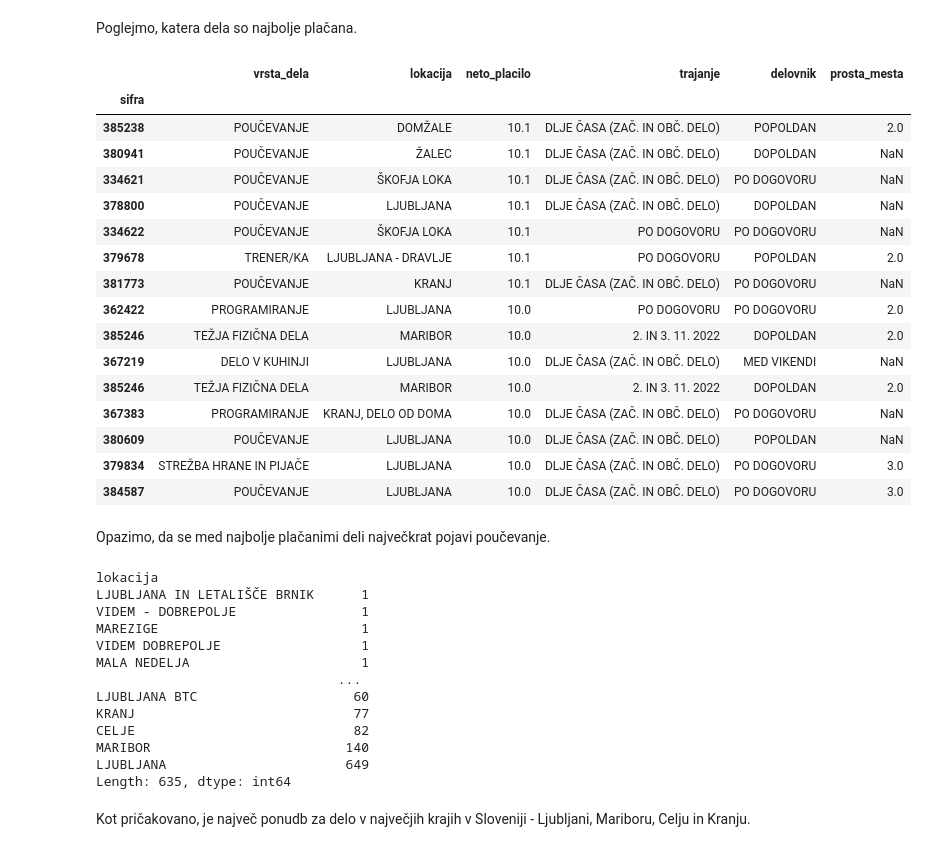
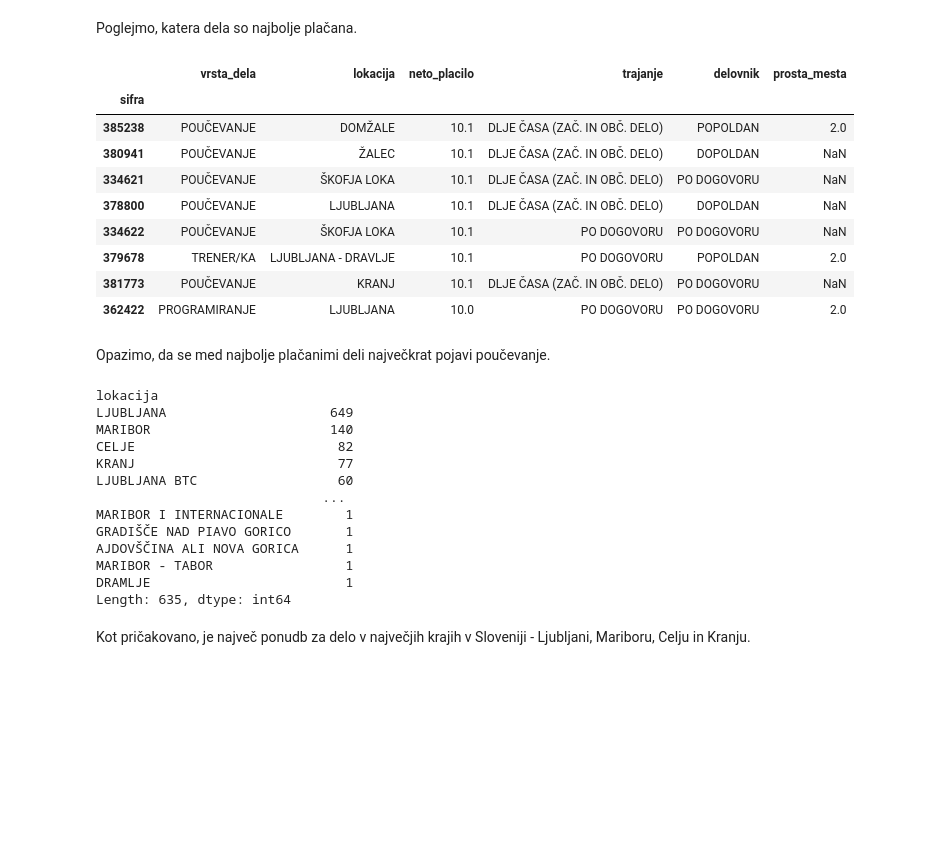
Before and after one commit to miaaren/projektna-naloga-UVP, a Jupyter notebook: obdelava.ipynb, the cells around one changed output. Cells and saved outputs as stored; diff of their text form; code cells hidden in the pictures; blank space fills up the shorter version.

```diff
--- a/obdelava.ipynb
+++ b/obdelava.ipynb
@@ -47,42 +47,35 @@ padajoce_placilo
 # %% [markdown]
 Poglejmo, katera dela so najbolje plačana.
 # %%
-padajoce_placilo.head(15)
+padajoce_placilo.head(8)
 # %% [output]
 |  | vrsta_dela | lokacija | neto_placilo | trajanje | delovnik | prosta_mesta |
 | sifra |  |  |  |  |  |  |
 | 385238 | POUČEVANJE | DOMŽALE | 10.1 | DLJE ČASA (ZAČ. IN OBČ. DELO) | POPOLDAN | 2.0 |
 | 380941 | POUČEVANJE | ŽALEC | 10.1 | DLJE ČASA (ZAČ. IN OBČ. DELO) | DOPOLDAN | NaN |
 | 334621 | POUČEVANJE | ŠKOFJA LOKA | 10.1 | DLJE ČASA (ZAČ. IN OBČ. DELO) | PO DOGOVORU | NaN |
 | 378800 | POUČEVANJE | LJUBLJANA | 10.1 | DLJE ČASA (ZAČ. IN OBČ. DELO) | DOPOLDAN | NaN |
 | 334622 | POUČEVANJE | ŠKOFJA LOKA | 10.1 | PO DOGOVORU | PO DOGOVORU | NaN |
 | 379678 | TRENER/KA | LJUBLJANA - DRAVLJE | 10.1 | PO DOGOVORU | POPOLDAN | 2.0 |
 | 381773 | POUČEVANJE | KRANJ | 10.1 | DLJE ČASA (ZAČ. IN OBČ. DELO) | PO DOGOVORU | NaN |
 | 362422 | PROGRAMIRANJE | LJUBLJANA | 10.0 | PO DOGOVORU | PO DOGOVORU | 2.0 |
-| 385246 | TEŽJA FIZIČNA DELA | MARIBOR | 10.0 | 2. IN 3. 11. 2022 | DOPOLDAN | 2.0 |
-| 367219 | DELO V KUHINJI | LJUBLJANA | 10.0 | DLJE ČASA (ZAČ. IN OBČ. DELO) | MED VIKENDI | NaN |
-| 385246 | TEŽJA FIZIČNA DELA | MARIBOR | 10.0 | 2. IN 3. 11. 2022 | DOPOLDAN | 2.0 |
-| 367383 | PROGRAMIRANJE | KRANJ, DELO OD DOMA | 10.0 | DLJE ČASA (ZAČ. IN OBČ. DELO) | PO DOGOVORU | NaN |
-| 380609 | POUČEVANJE | LJUBLJANA | 10.0 | DLJE ČASA (ZAČ. IN OBČ. DELO) | POPOLDAN | NaN |
-| 379834 | STREŽBA HRANE IN PIJAČE | LJUBLJANA | 10.0 | DLJE ČASA (ZAČ. IN OBČ. DELO) | PO DOGOVORU | 3.0 |
-| 384587 | POUČEVANJE | LJUBLJANA | 10.0 | DLJE ČASA (ZAČ. IN OBČ. DELO) | PO DOGOVORU | 3.0 |
 # %% [markdown]
 Opazimo, da se med najbolje plačanimi deli največkrat pojavi poučevanje.
 # %%
-oglasi.groupby("lokacija").size().sort_values()
+oglasi.groupby("lokacija").size().sort_values(ascending=False)
 # %% [output]
 lokacija
-LJUBLJANA IN LETALIŠČE BRNIK      1
-VIDEM - DOBREPOLJE                1
-MAREZIGE                          1
-VIDEM DOBREPOLJE                  1
-MALA NEDELJA                      1
-                               ...
-LJUBLJANA BTC                    60
-KRANJ                            77
-CELJE                            82
-MARIBOR                         140
-LJUBLJANA                       649
+LJUBLJANA                     649
+MARIBOR                       140
+CELJE                          82
+KRANJ                          77
+LJUBLJANA BTC                  60
+                             ...
+MARIBOR I INTERNACIONALE        1
+GRADIŠČE NAD PIAVO GORICO       1
+AJDOVŠČINA ALI NOVA GORICA      1
+MARIBOR - TABOR                 1
+DRAMLJE                         1
 Length: 635, dtype: int64
 # %% [markdown]
 Kot pričakovano, je največ ponudb za delo v največjih krajih v Sloveniji - Ljubljani, Mariboru, Celju in Kranju.
```
Also changed, not shown: parts of 13 cells of this notebook.
